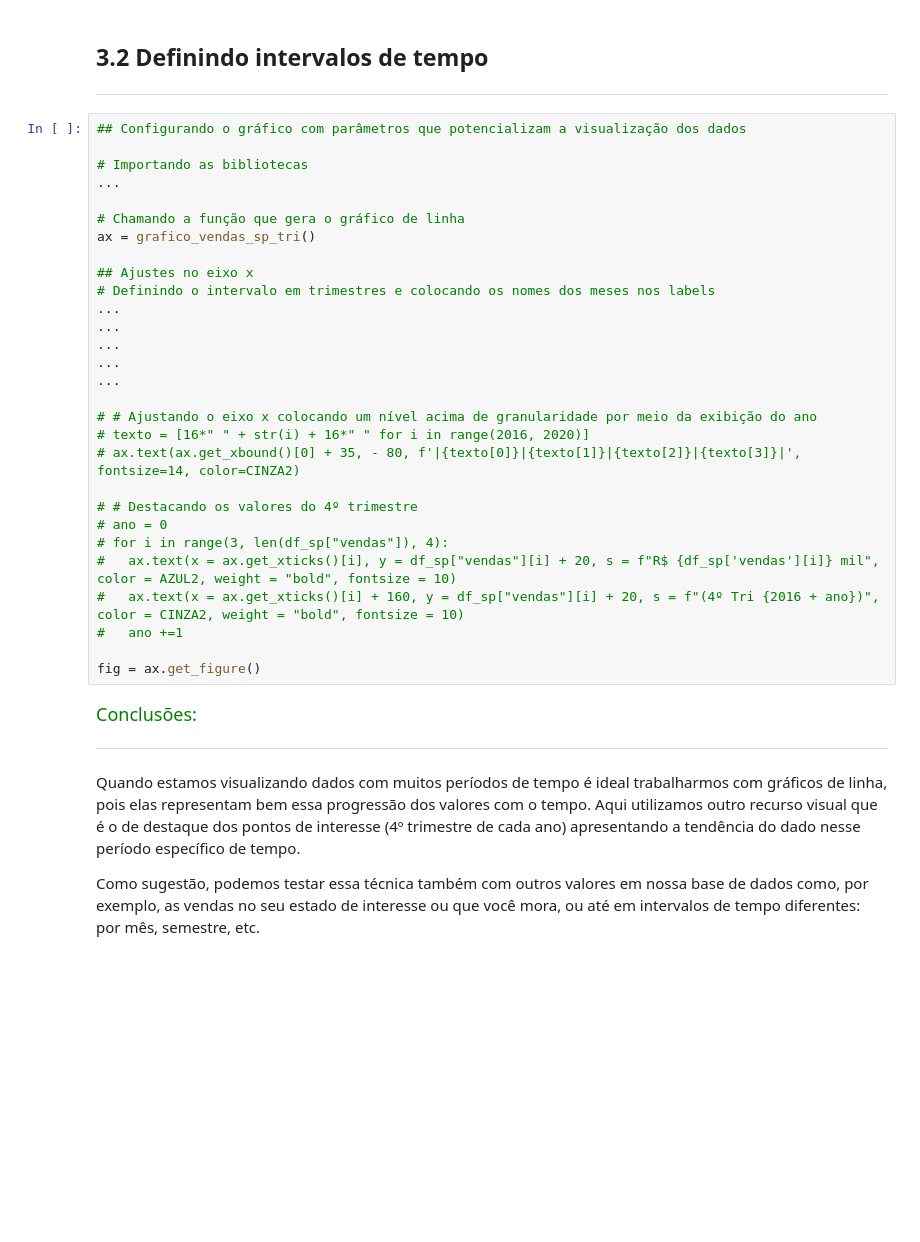
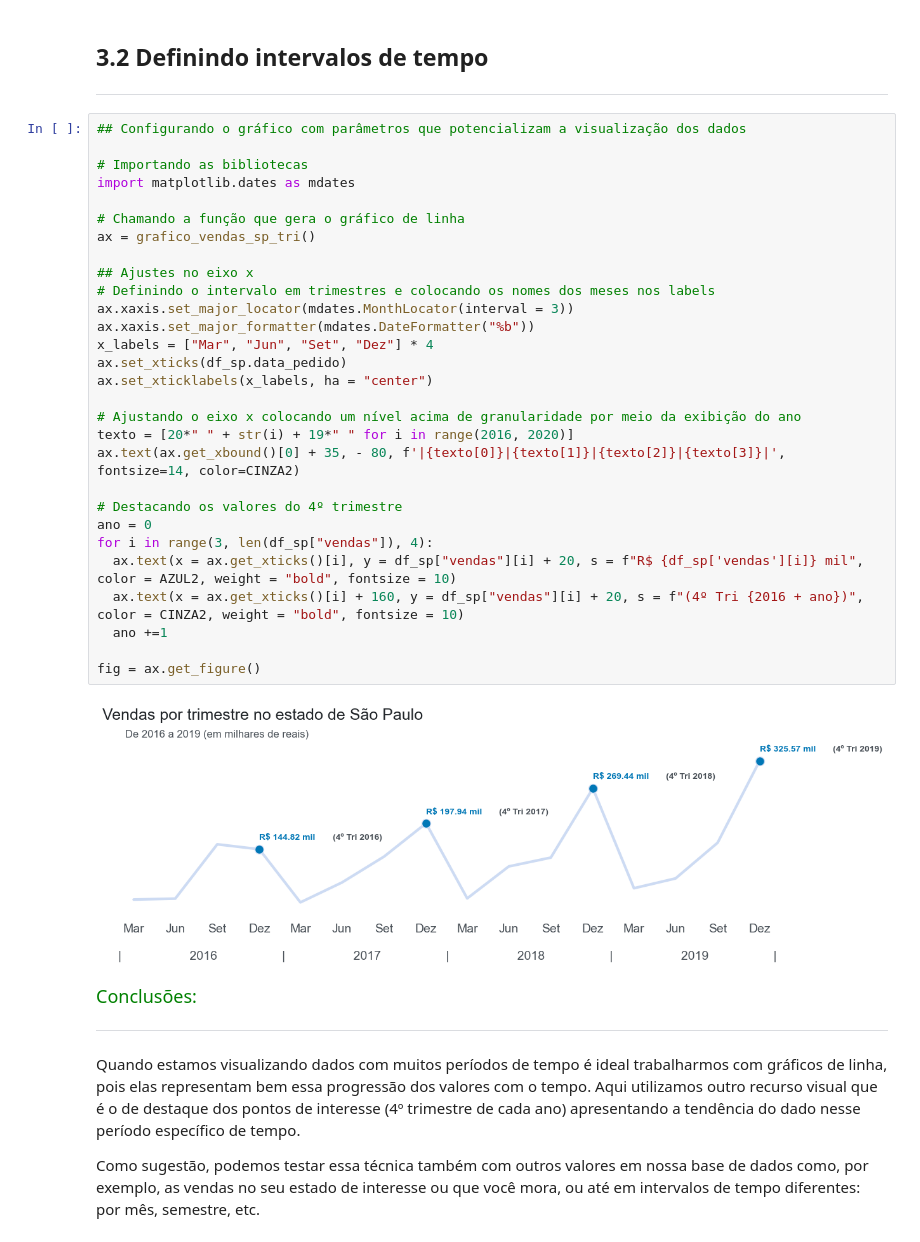
Before and after one commit to ledsouza/dataviz_vendas_lojas, a Jupyter notebook: Dataviz_ Gráficos.ipynb, the cells around one changed output. Saved outputs shown, nothing was run; the diff lists cells and outputs as text; blank space fills up the shorter version.

```diff
--- a/Dataviz_ Gráficos.ipynb
+++ b/Dataviz_ Gráficos.ipynb
@@ -973,32 +973,34 @@ ax = grafico_vendas_sp_tri()
 # %%
 ## Configurando o gráfico com parâmetros que potencializam a visualização dos dados
 
 # Importando as bibliotecas
-...
+import matplotlib.dates as mdates
 
 # Chamando a função que gera o gráfico de linha
 ax = grafico_vendas_sp_tri()
 
 ## Ajustes no eixo x
 # Definindo o intervalo em trimestres e colocando os nomes dos meses nos labels
-...
-...
-...
-...
-...
+ax.xaxis.set_major_locator(mdates.MonthLocator(interval = 3))
+ax.xaxis.set_major_formatter(mdates.DateFormatter("%b"))
+x_labels = ["Mar", "Jun", "Set", "Dez"] * 4
+ax.set_xticks(df_sp.data_pedido)
+ax.set_xticklabels(x_labels, ha = "center")
 
-# # Ajustando o eixo x colocando um nível acima de granularidade por meio da exibição do ano
-# texto = [16*" " + str(i) + 16*" " for i in range(2016, 2020)]
-# ax.text(ax.get_xbound()[0] + 35, - 80, f'|{texto[0]}|{texto[1]}|{texto[2]}|{texto[3]}|', fontsize=14, color=CINZA2)
+# Ajustando o eixo x colocando um nível acima de granularidade por meio da exibição do ano
+texto = [20*" " + str(i) + 19*" " for i in range(2016, 2020)]
+ax.text(ax.get_xbound()[0] + 35, - 80, f'|{texto[0]}|{texto[1]}|{texto[2]}|{texto[3]}|', fontsize=14, color=CINZA2)
 
-# # Destacando os valores do 4º trimestre
-# ano = 0
-# for i in range(3, len(df_sp["vendas"]), 4):
-#   ax.text(x = ax.get_xticks()[i], y = df_sp["vendas"][i] + 20, s = f"R$ {df_sp['vendas'][i]} mil", color = AZUL2, weight = "bold", fontsize = 10)
-#   ax.text(x = ax.get_xticks()[i] + 160, y = df_sp["vendas"][i] + 20, s = f"(4º Tri {2016 + ano})", color = CINZA2, weight = "bold", fontsize = 10)
-#   ano +=1
+# Destacando os valores do 4º trimestre
+ano = 0
+for i in range(3, len(df_sp["vendas"]), 4):
+  ax.text(x = ax.get_xticks()[i], y = df_sp["vendas"][i] + 20, s = f"R$ {df_sp['vendas'][i]} mil", color = AZUL2, weight = "bold", fontsize = 10)
+  ax.text(x = ax.get_xticks()[i] + 160, y = df_sp["vendas"][i] + 20, s = f"(4º Tri {2016 + ano})", color = CINZA2, weight = "bold", fontsize = 10)
+  ano +=1
 
 fig = ax.get_figure()
+# %% [output]
+[figure, added]
 # %% [markdown]
 <font color=green size=4> Conclusões: </font>
 
```
Also changed, not shown: parts of 5 cells of this notebook.
